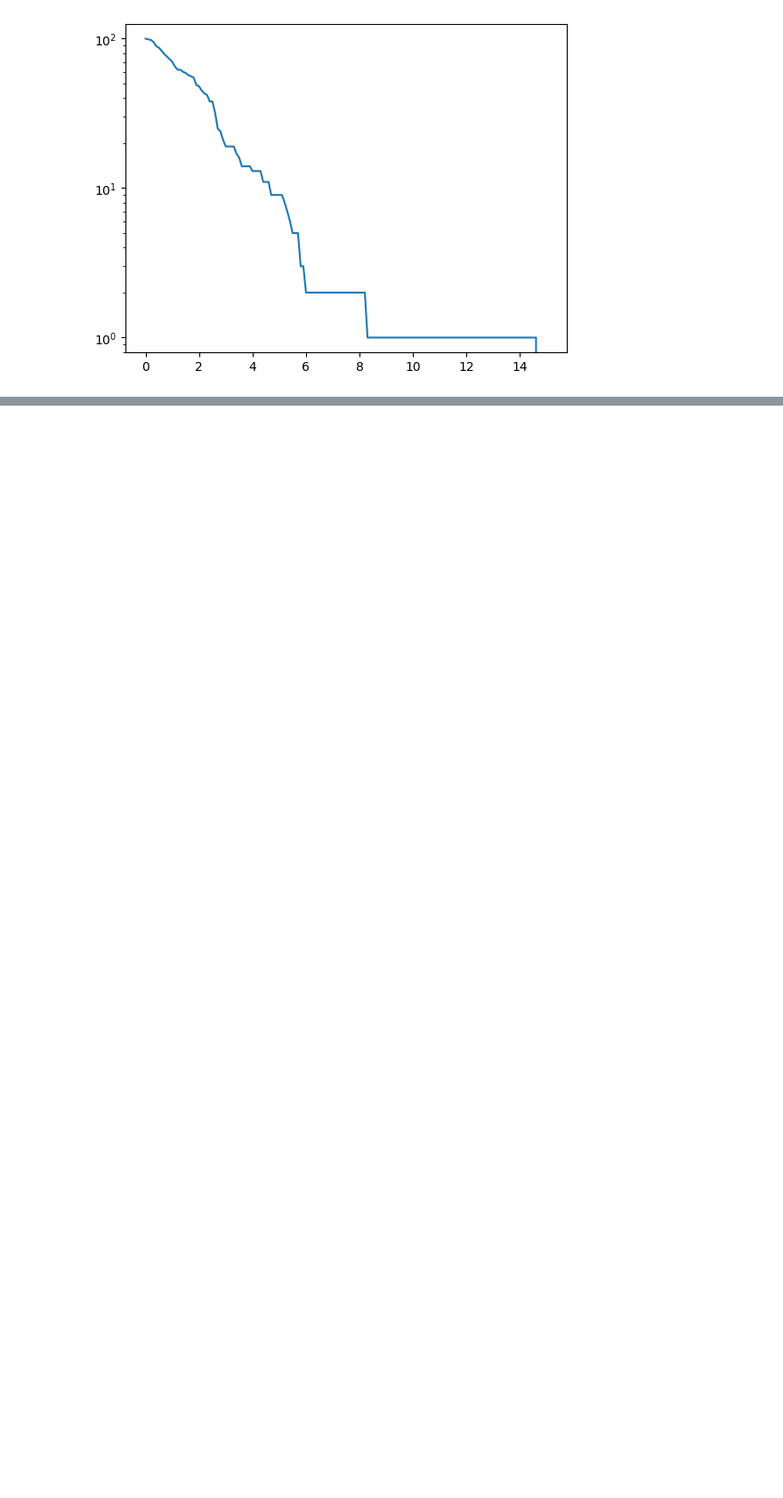
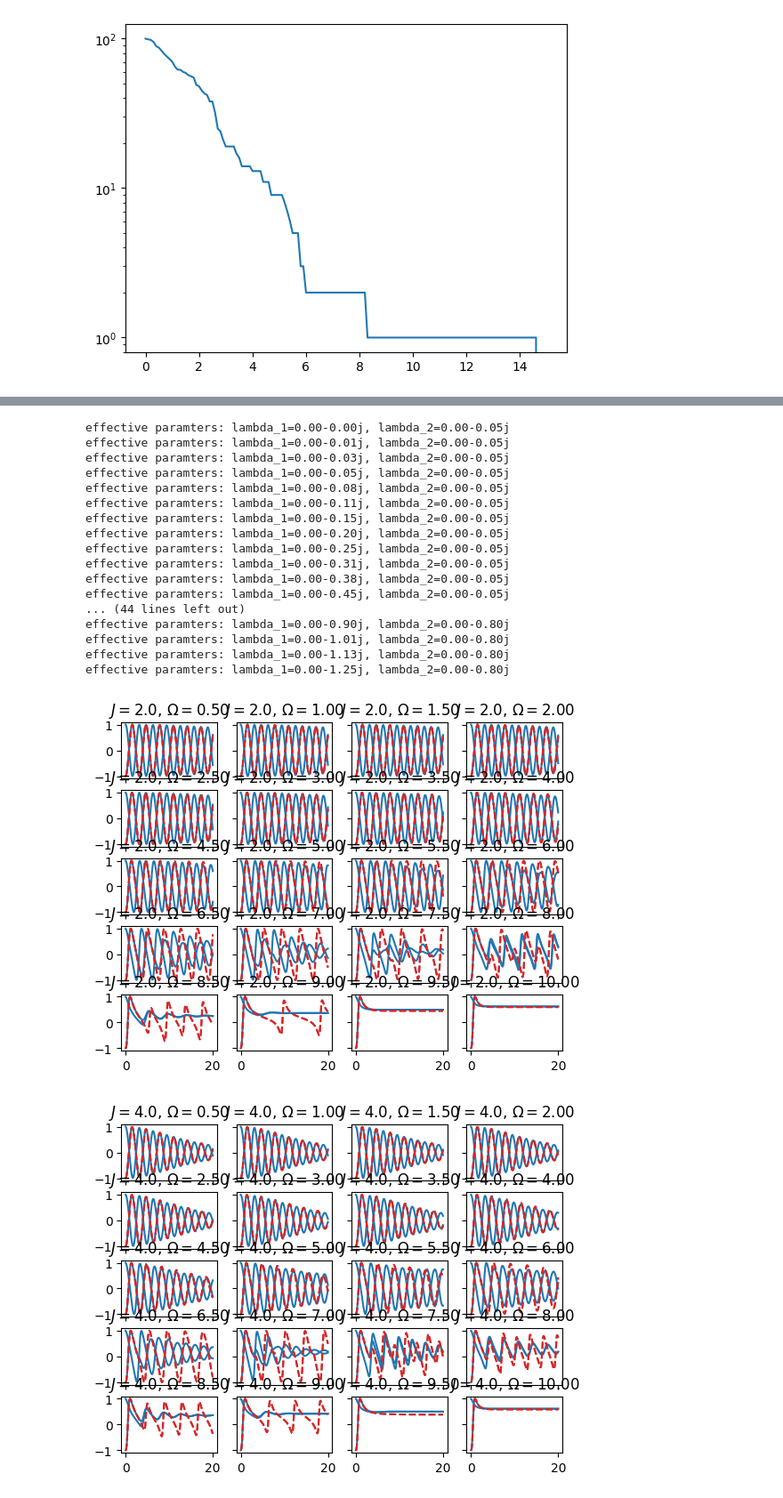
Before and after one commit to mwauters92/Non-hermitian-design, a Jupyter notebook: main.ipynb, the cells around one changed output, grey strips where cells are left out. Shown at 89% size. Saved outputs shown, nothing was run; the diff lists cells and outputs as text; code cells hidden in the pictures; blank space fills up the shorter version.

```diff
--- a/main.ipynb
+++ b/main.ipynb
@@ -395,0 +407,68 @@ plt.semilogy()
+# %%
+omega_list = np.linspace(0.5,10,20)
+J_list = np.array([2.0,4.0,8.0])
+Z01 = embedded_pauli('z',0,1)
+tf = 20
+nstep = 400
+rate=nstep/tf
+tvec = np.linspace(0,tf,nstep+1)
+N=2
+h=1
+
+e_evo = [embed_on_site(Z01,j,N) for j in range(N)]
+e_evo_eff = [embed_on_site(qt.sigmaz(),j,N,d=2) for j in range(N)]
+data_dict=dict()
+
+for J in J_list:
+    fig, ax = plt.subplots(ncols=4,nrows=5,sharex=True, sharey=True)
+    for iom, Omega in enumerate(omega_list):
+
+        #--- full Hamiltonian with measurements
+        single_body_terms = [[h, ('x', 0, 1), None],[Omega, ('x', 1, 2), None] ]
+        two_body_terms=[[J,('x', 1, 2), ('x', 1, 2)]]
+        H_qutrit = build_hamiltonian(N,single_body_terms, two_body_terms)
+
+        #--- target effective Hamiltonian
+        heff, lambda1, lambda2 = h, -1j*Omega**2/rate/4, -1j*J**2/rate/4
+        print(f"effective paramters: lambda_1={lambda1:.2f}, lambda_2={lambda2:.2f}")
+        single_body_eff = [[heff, ('x', 0, 1), None], [2*lambda1, ('p-', 0, 1), None] ]
+        two_body_eff=[[2*lambda2,('p-', 0, 1), ('p-', 0, 1)]]
+        H_qeff = build_hamiltonian(N,single_body_eff, two_body_eff,d=2)
+
+        psi0 = qt.basis([3]*N,n=[0,1]*(N//2))
+        psi0_eff = qt.basis([2]*N,n=[0,1]*(N//2))
+
+        options={'progress':False}
+
+        res = time_evo(H_qutrit,psi0,tvec,P,N,measured_sites=[j for j in range(N)],e_ops=e_evo,
+                       force_proj=True,options=options)
+
+        res2 = time_evo(H_qeff,psi0_eff,tvec,P,N,measured_sites=[],e_ops=e_evo_eff, options=options)
+        data_dict['qutrit', J, Omega] = res.expect
+        data_dict['eff', J, Omega] = res2.expect
+        ax[iom//4,np.mod(iom,4)].set_title(rf"$J={J:.1f}$, $\Omega={Omega:.2f}$")
+        ax[iom//4,np.mod(iom,4)].plot(tvec,np.array(res.expect[0::2]).mean(axis=0),label='U-PS',c='C0')
+        ax[iom//4,np.mod(iom,4)].plot(tvec,np.array(res.expect[1::2]).mean(axis=0),label='U-PS',c='C0')
+        ax[iom//4,np.mod(iom,4)].plot(tvec,np.array(res2.expect[1::2]).mean(axis=0),'--',label='U-PS',c='C3')
+        ax[iom//4,np.mod(iom,4)].plot(tvec,np.array(res2.expect[1::2]).mean(axis=0),'--',label='U-PS',c='C3')
+        data_dict['err',J, Omega] = np.abs(np.array(res.expect)-np.array(res2.expect)).sum(axis=0)
+# %% [output]
+effective paramters: lambda_1=0.00-0.00j, lambda_2=0.00-0.05j
+effective paramters: lambda_1=0.00-0.01j, lambda_2=0.00-0.05j
+effective paramters: lambda_1=0.00-0.03j, lambda_2=0.00-0.05j
+effective paramters: lambda_1=0.00-0.05j, lambda_2=0.00-0.05j
+effective paramters: lambda_1=0.00-0.08j, lambda_2=0.00-0.05j
+effective paramters: lambda_1=0.00-0.11j, lambda_2=0.00-0.05j
+effective paramters: lambda_1=0.00-0.15j, lambda_2=0.00-0.05j
+effective paramters: lambda_1=0.00-0.20j, lambda_2=0.00-0.05j
+effective paramters: lambda_1=0.00-0.25j, lambda_2=0.00-0.05j
+effective paramters: lambda_1=0.00-0.31j, lambda_2=0.00-0.05j
+effective paramters: lambda_1=0.00-0.38j, lambda_2=0.00-0.05j
+effective paramters: lambda_1=0.00-0.45j, lambda_2=0.00-0.05j
+... (44 lines left out)
+effective paramters: lambda_1=0.00-0.90j, lambda_2=0.00-0.80j
+effective paramters: lambda_1=0.00-1.01j, lambda_2=0.00-0.80j
+effective paramters: lambda_1=0.00-1.13j, lambda_2=0.00-0.80j
+effective paramters: lambda_1=0.00-1.25j, lambda_2=0.00-0.80j
+[figure, added]
+[figure, added]
```
Also changed, not shown: parts of 8 cells of this notebook.
